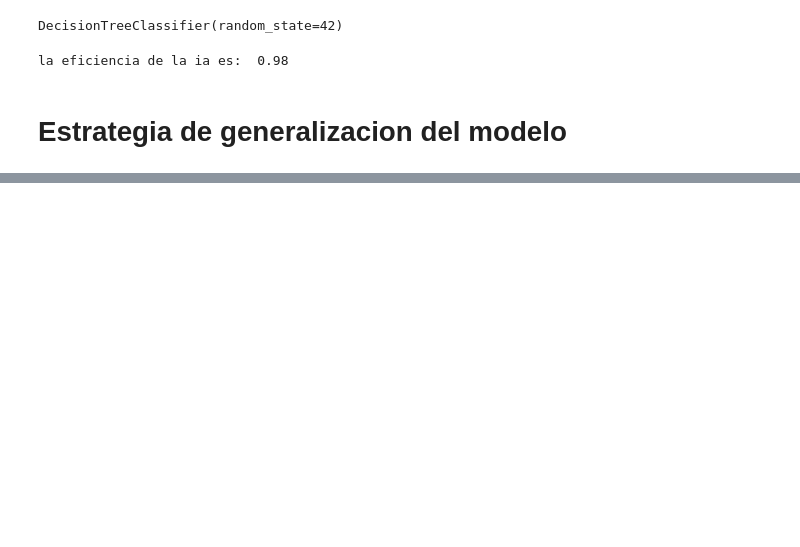
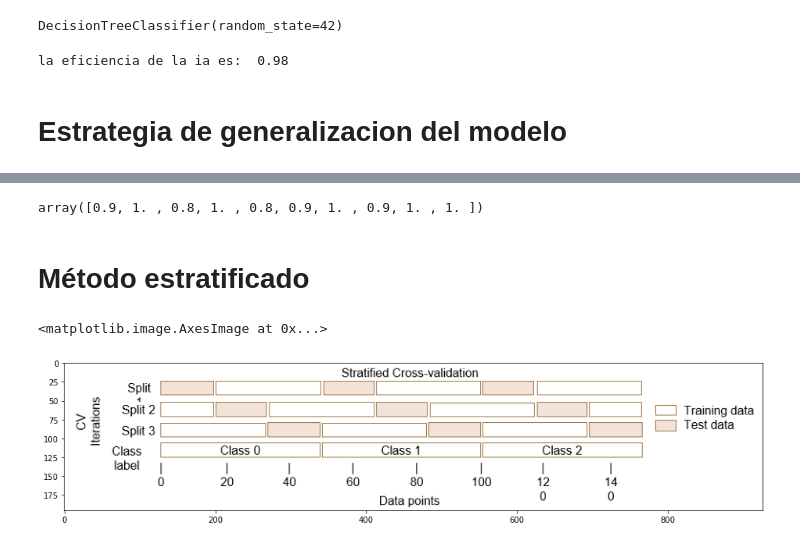
Before and after one commit to JoseBurBet/SIC-2022, a Jupyter notebook: Semana13/Ejm2_continuacion_gp3.ipynb, the cells around one changed output, grey strips where cells are left out. Saved outputs shown, nothing was run; the diff lists cells and outputs as text; code cells hidden in the pictures; blank space fills up the shorter version.

```diff
--- a/Semana13/Ejm2_continuacion_gp3.ipynb
+++ b/Semana13/Ejm2_continuacion_gp3.ipynb
@@ -485,0 +576,6 @@ la eficiencia de la ia es:  0.98
+# %%
+results
+# %% [output]
+array([0.9, 1. , 0.8, 1. , 0.8, 0.9, 1. , 0.9, 1. , 1. ])
+# %% [markdown]
+# Método estratificado
@@ -485,0 +598,6 @@ la eficiencia de la ia es:  0.98
+# %%
+fig = plt.figure(figsize=(16, 13))
+plt.imshow(cv2.imread('3.png') )
+# %% [output]
+<matplotlib.image.AxesImage at 0x...>
+[figure, added]
```
Also changed, not shown: parts of 18 cells of this notebook, 2 other files.
